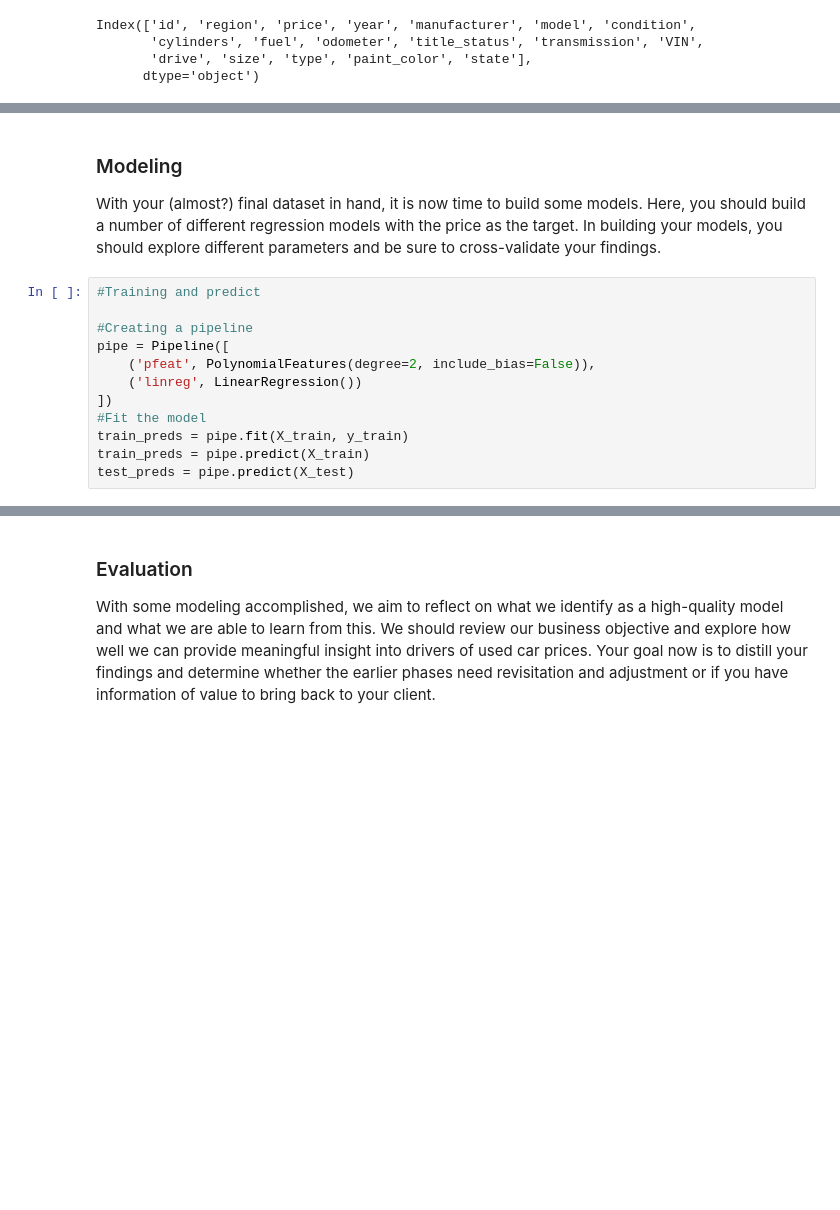
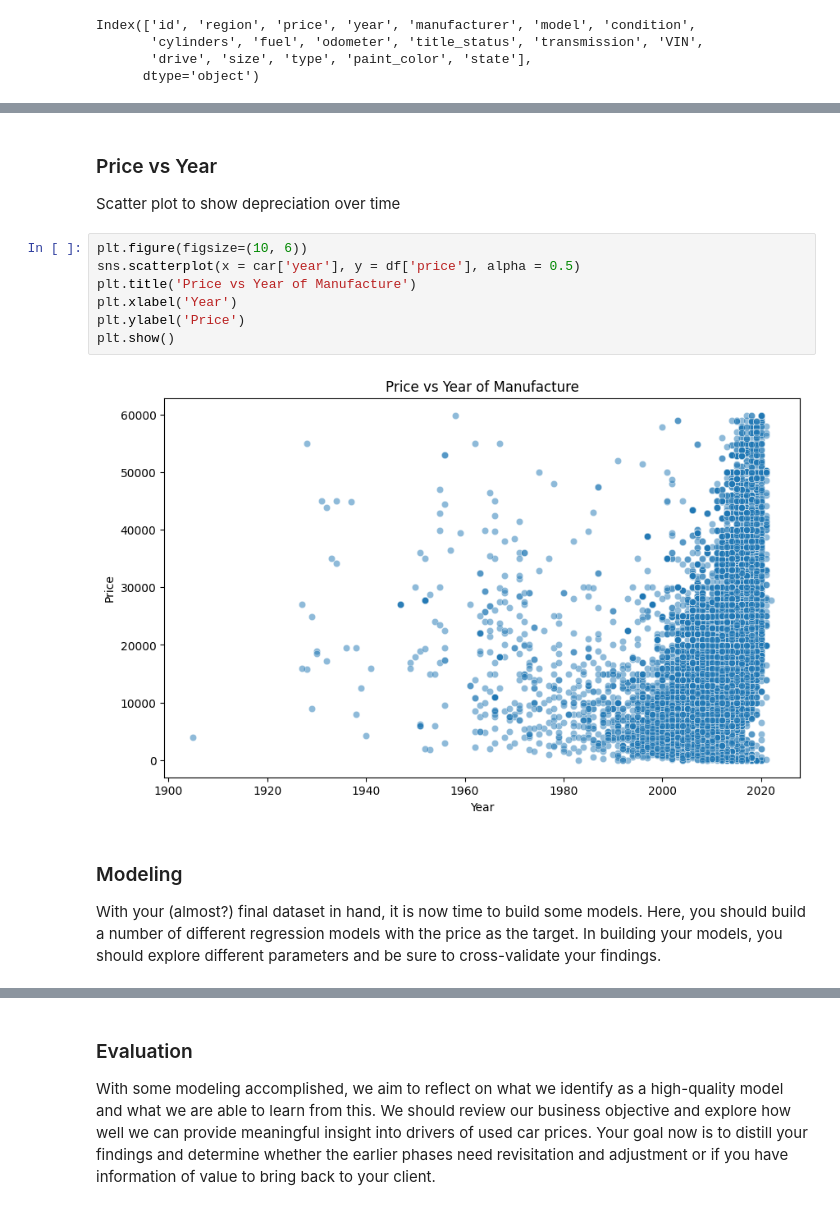
Before and after one commit to ashmehta/CarPrediction, a Jupyter notebook: prompt_II.ipynb, the cells around one changed output, grey strips where cells are left out. Cells and saved outputs as stored; diff of their text form; blank space fills up the shorter version.

```diff
--- a/prompt_II.ipynb
+++ b/prompt_II.ipynb
@@ -106,16 +114,16 @@ X_train, X_test, y_train, y_test = train_test_split(X, y, test_size=0.4, random_
+# %% [markdown]
+### Price vs Year ###
+Scatter plot to show depreciation over time
+# %%
+plt.figure(figsize=(10, 6))
+sns.scatterplot(x = car['year'], y = df['price'], alpha = 0.5)
+plt.title('Price vs Year of Manufacture')
+plt.xlabel('Year')
+plt.ylabel('Price')
+plt.show()
+# %% [output]
+[figure, added]
 # %% [markdown]
 ### Modeling
 
 With your (almost?) final dataset in hand, it is now time to build some models.  Here, you should build a number of different regression models with the price as the target.  In building your models, you should explore different parameters and be sure to cross-validate your findings.
-# %%
-#Training and predict
-
-#Creating a pipeline
-pipe = Pipeline([
-    ('pfeat', PolynomialFeatures(degree=2, include_bias=False)),
-    ('linreg', LinearRegression())
-])
-#Fit the model
-train_preds = pipe.fit(X_train, y_train)
-train_preds = pipe.predict(X_train)
-test_preds = pipe.predict(X_test)
```
Also changed, not shown: parts of 18 cells of this notebook.
